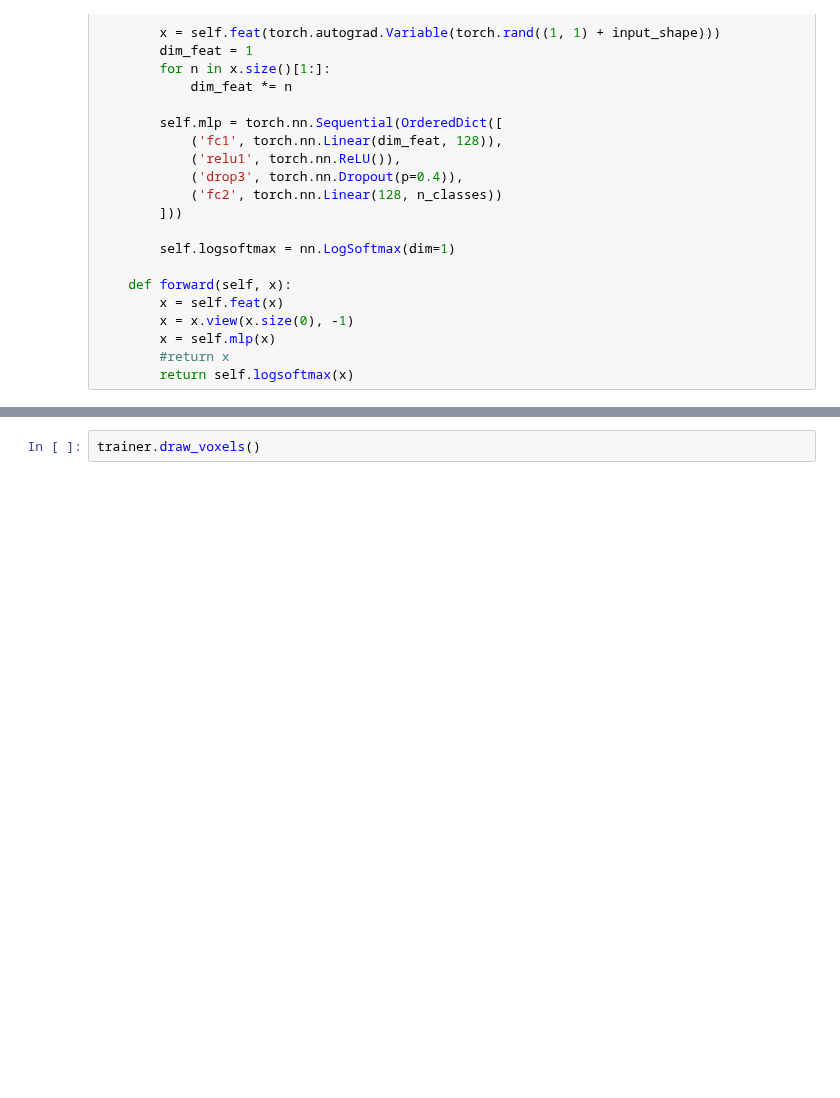
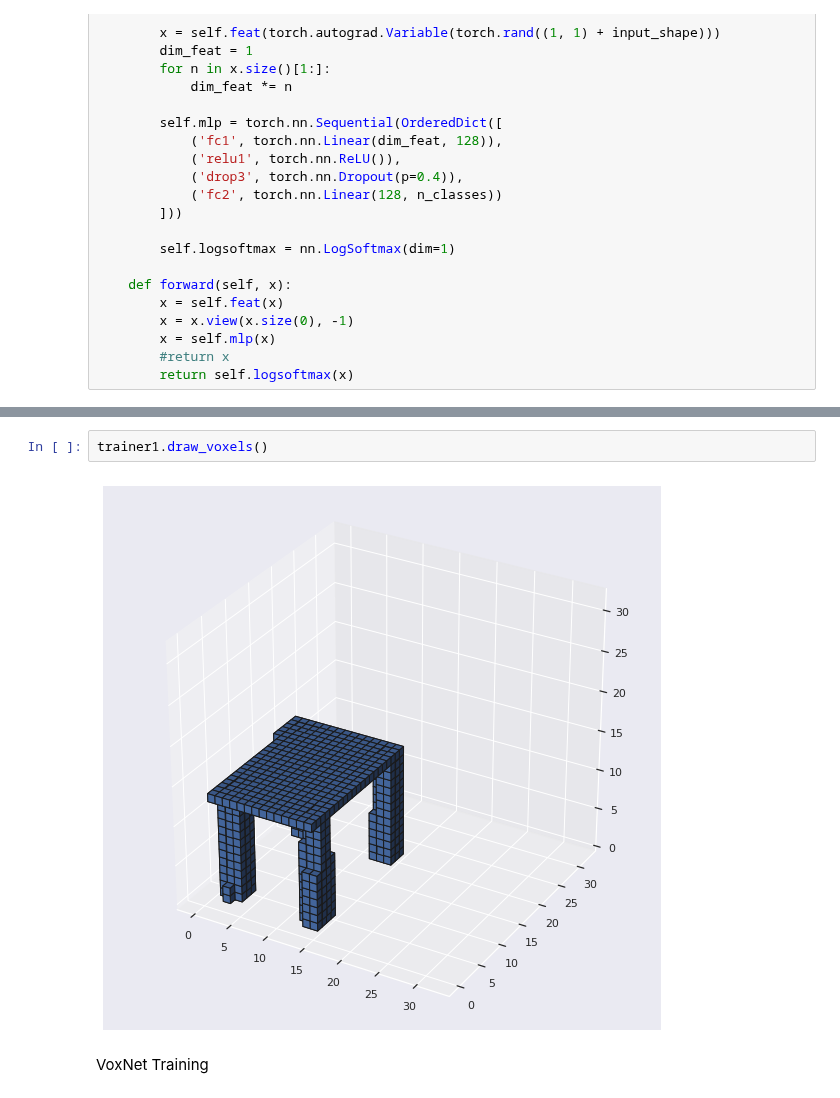
Before and after one commit to tabba98/neural-network, a Jupyter notebook: VoxNet.ipynb, the cells around one changed output, grey strips where cells are left out. Saved outputs shown, nothing was run; the diff lists cells and outputs as text; blank space fills up the shorter version.

```diff
--- a/VoxNet.ipynb
+++ b/VoxNet.ipynb
@@ -450,5 +545,9 @@ trainer.missing_data_test()
 # %%
-trainer.draw_voxels()
+trainer1.draw_voxels()
+# %% [output]
+[figure, added]
+# %% [markdown]
+VoxNet Training
 # %%
 training_hyperparameters = {
     "learning_rate": 0.1,
```
Also changed, not shown: parts of 26 cells of this notebook.
